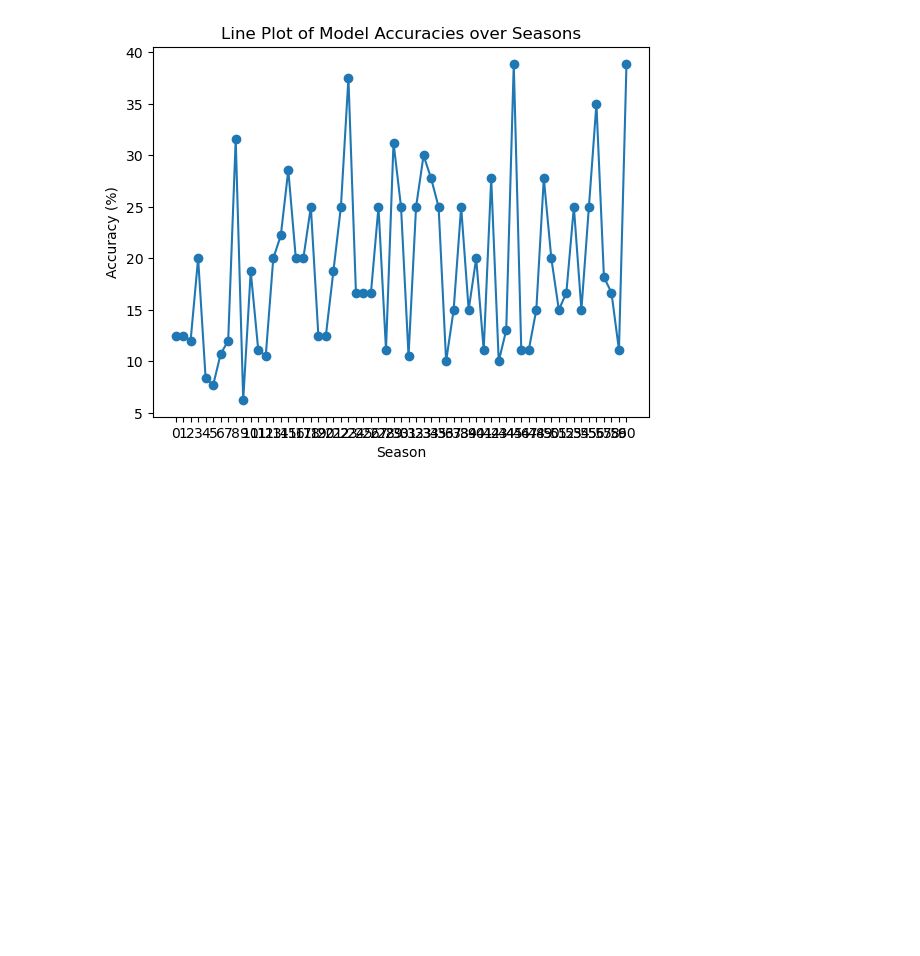
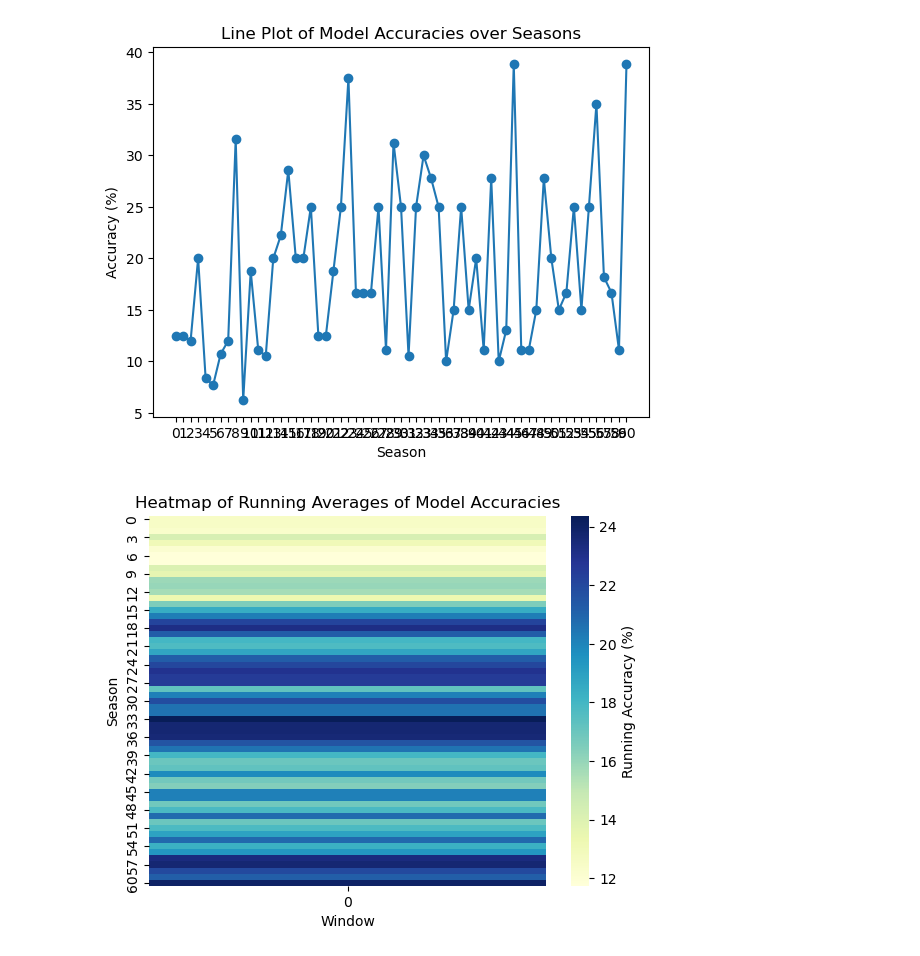
Before and after one commit to DotSumWedge/SurvivorAnalysis, a Jupyter notebook: SurvivorModeling.ipynb, the cells around one changed output. Saved outputs shown, nothing was run; the diff lists cells and outputs as text; code cells hidden in the pictures; blank space fills up the shorter version.

Commit message:
Added additional visualizations of the random forest model results

```diff
--- a/SurvivorModeling.ipynb
+++ b/SurvivorModeling.ipynb
@@ -545,3 +545,19 @@ plt.xticks(ticks=range(1, len(accuracies) + 1), labels=group_labels)
 plt.show()
 # %% [output]
 [figure]
+# %%
+# Compute running averages over a window of 5 seasons
+window_size = 5
+running_averages = [np.mean(accuracies[max(0, i-window_size+1):i+1]) for i in range(len(accuracies))]
+
+# Create a 2D array for the heatmap
+heatmap_data = np.array(running_averages).reshape(-1, 1)
+
+# Create a heatmap
+sns.heatmap(heatmap_data, cmap="YlGnBu", cbar_kws={'label': 'Running Accuracy (%)'})
+plt.title('Heatmap of Running Averages of Model Accuracies')
+plt.xlabel('Window')
+plt.ylabel('Season')
+plt.show()
+# %% [output]
+[figure, added]
```
Also changed, not shown: parts of 3 cells of this notebook.
